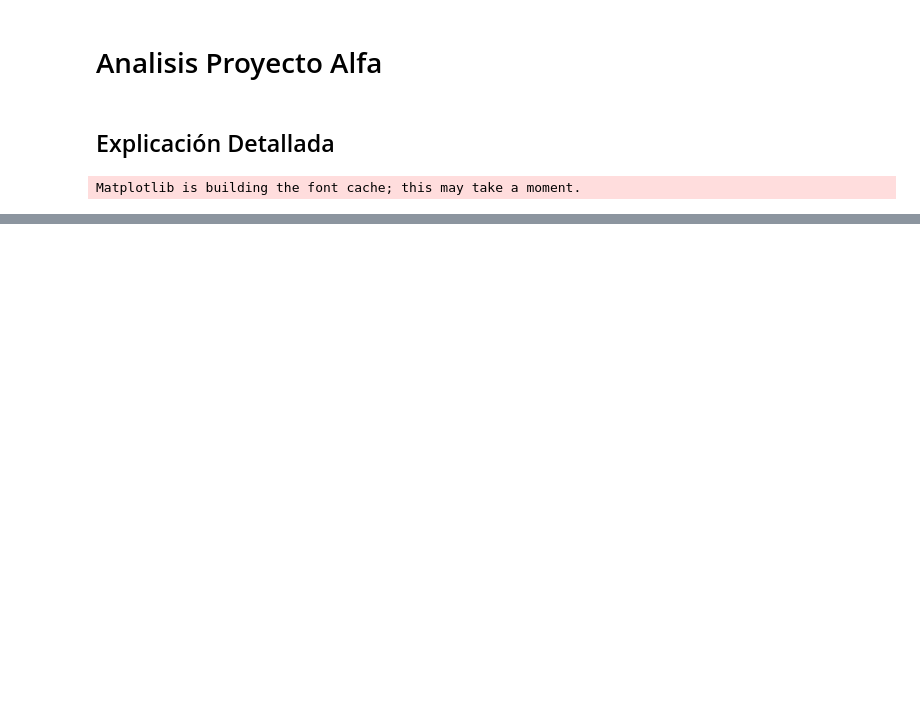
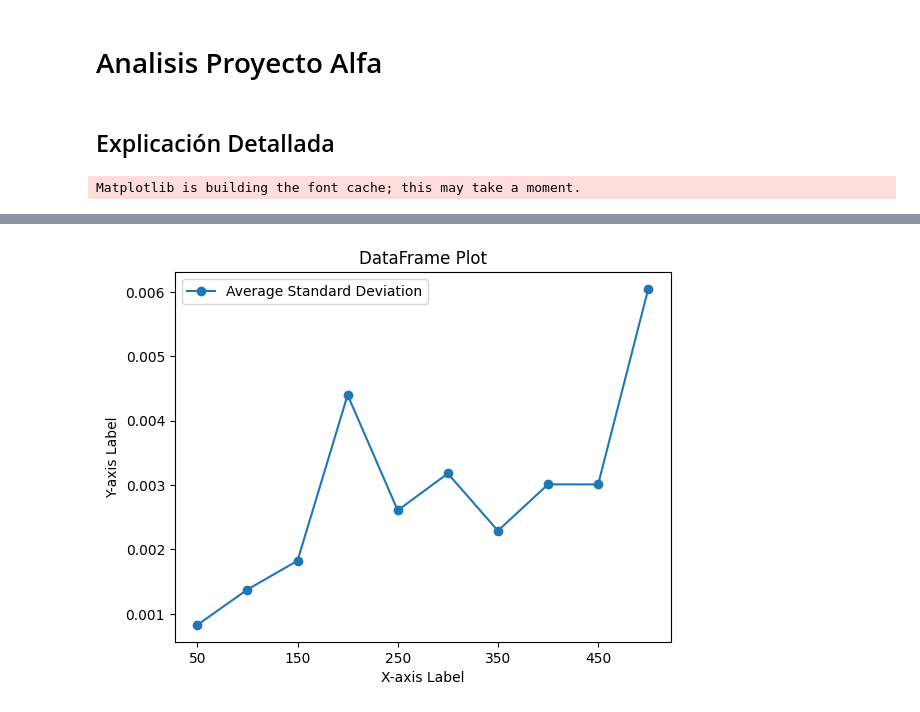
Before and after one commit to Cracop/Whack-a-mole, a Jupyter notebook: Estresador/Analysis.ipynb, the cells around one changed output, grey strips where cells are left out. Saved outputs shown, nothing was run; the diff lists cells and outputs as text; code cells hidden in the pictures; blank space fills up the shorter version.

```diff
--- a/Estresador/Analysis.ipynb
+++ b/Estresador/Analysis.ipynb
@@ -105,0 +106,29 @@ plt.show()
+# %%
+#Sacar la std the ambos csv
+filepath="./Analysis/registro/"
+# Create a DataFrame to store results
+result_df = pd.DataFrame(columns=['Number of Clients', 'Average Standard Deviation'])
+
+
+for number_clients in range(initial_clients,final_clients+1,50):
+    std_values = []
+    for current_iter in range(10):
+        fileName=str(number_clients)+"_clientes_"+str(current_iter)+".csv"
+        try:
+            with open(filepath+fileName, 'r') as file:
+                    reader = csv.reader(file)
+                    for row in reader:
+                        std_values.append(float(row[0]))
+        except:
+             pass
+
+         # Calculate average of standard deviation values
+    average_std = np.mean(std_values)
+    # Append to DataFrame
+    new_row_df = pd.DataFrame({'Number of Clients': [number_clients], 'Average Standard Deviation': [average_std]})
+    # Concatenate DataFrames
+    result_df = pd.concat([result_df, new_row_df], ignore_index=True)
+
+
+
+print(result_df)
@@ -105,0 +147,13 @@ plt.show()
+# %%
+# Plot the DataFrame
+result_df.plot(x='Number of Clients', y='Average Standard Deviation', kind='line', marker='o')
+
+# Add labels and title
+plt.xlabel('X-axis Label')
+plt.ylabel('Y-axis Label')
+plt.title('DataFrame Plot')
+
+# Show the plot
+plt.show()
+# %% [output]
+[figure, added]
```
Also changed, not shown: parts of 3 cells of this notebook, 10 other files.
